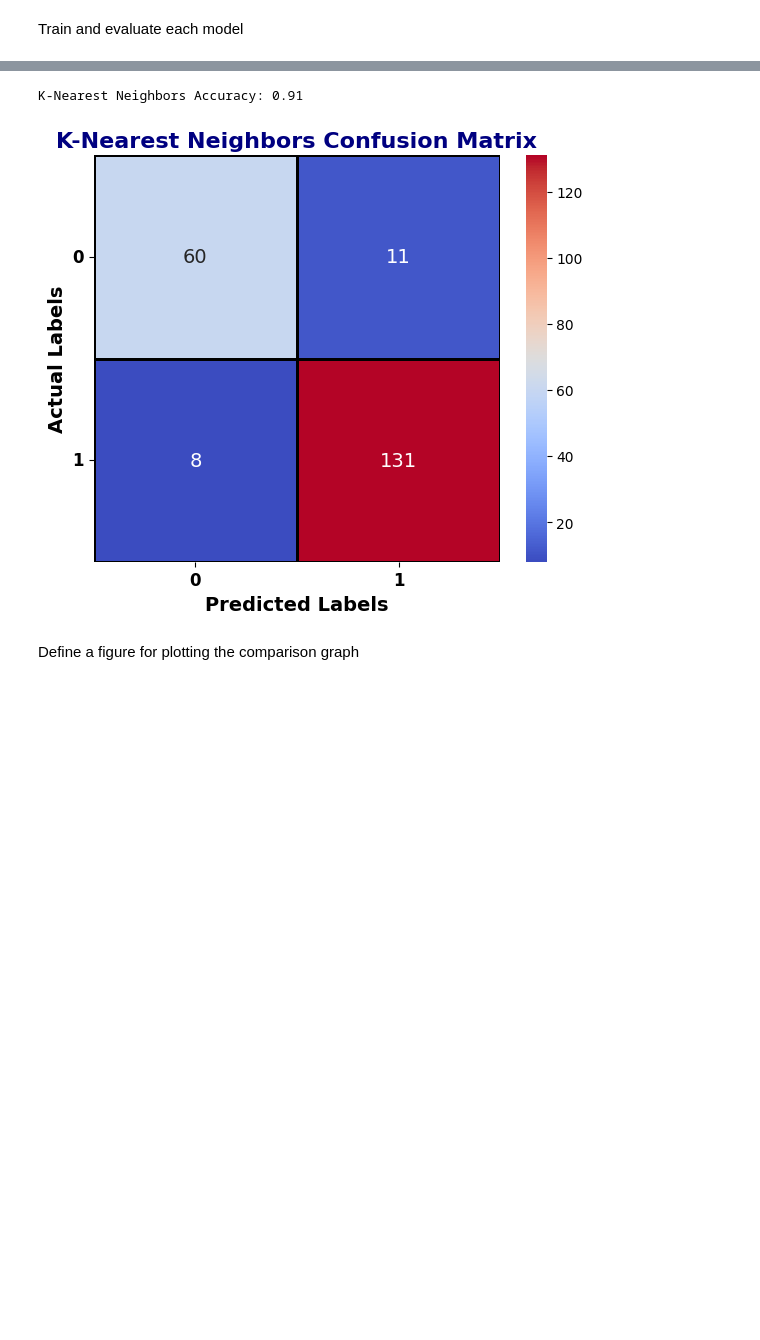
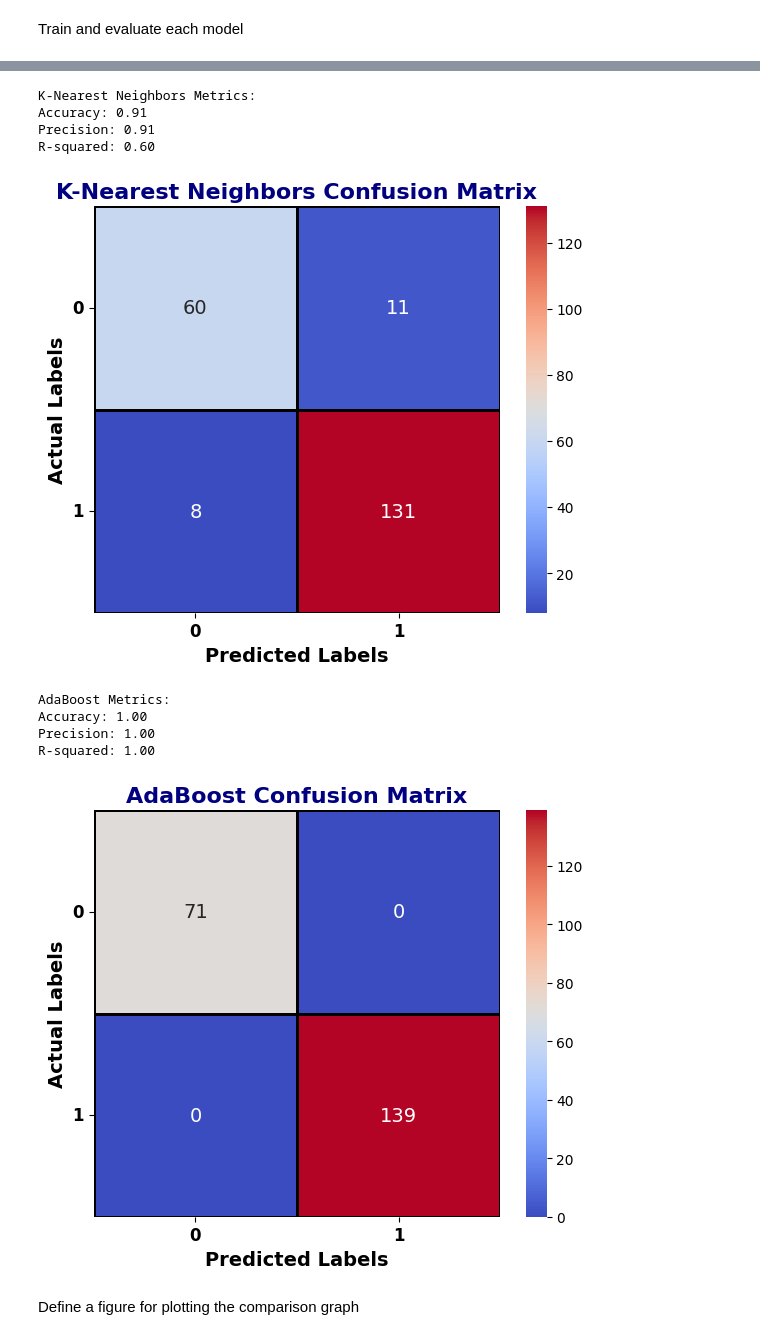
Before and after one commit to NabhyaIoT2026/Machine-Learning, a Jupyter notebook: Weather.ipynb, the cells around one changed output, grey strips where cells are left out. Drawn from its saved outputs; the diff is of its cells as text; code cells hidden in the pictures; blank space fills up the shorter version.

```diff
--- a/Weather.ipynb
+++ b/Weather.ipynb
@@ -68,7 +69,8 @@ models = {
     "Logistic Regression": LogisticRegression(),
     "Decision Tree": DecisionTreeClassifier(),
     "Random Forest": RandomForestClassifier(),
-    "K-Nearest Neighbors": KNeighborsClassifier()
+    "K-Nearest Neighbors": KNeighborsClassifier(),
+    "AdaBoost": AdaBoostClassifier(n_estimators=50, random_state=42)
 }
 # %% [markdown]
 Train and evaluate each model
@@ -81,7 +83,13 @@ for model_name, model in models.items():
 
     # Calculate accuracy
     accuracy = accuracy_score(y_test, y_pred)
-    print(f"\n{model_name} Accuracy: {accuracy:.2f}\n")
+    precision = precision_score(y_test, y_pred, average='weighted')  # For multiclass, use 'weighted' or 'macro'
+    r_squared = r2_score(y_test, y_pred)  # This can give insights for classification, though more commonly used for regression
+
+    print(f"\n{model_name} Metrics:")
+    print(f"Accuracy: {accuracy:.2f}")
+    print(f"Precision: {precision:.2f}")
+    print(f"R-squared: {r_squared:.2f}")
 
     # Generate confusion matrix
     cm = confusion_matrix(y_test, y_pred)
@@ -112,5 +129,13 @@ Random Forest Accuracy: 1.00
 [figure]
-K-Nearest Neighbors Accuracy: 0.91
+K-Nearest Neighbors Metrics:
+Accuracy: 0.91
+Precision: 0.91
+R-squared: 0.60
 [figure]
+AdaBoost Metrics:
+Accuracy: 1.00
+Precision: 1.00
+R-squared: 1.00
+[figure, added]
 # %% [markdown]
 Define a figure for plotting the comparison graph
```
Also changed, not shown: parts of 4 cells of this notebook.
